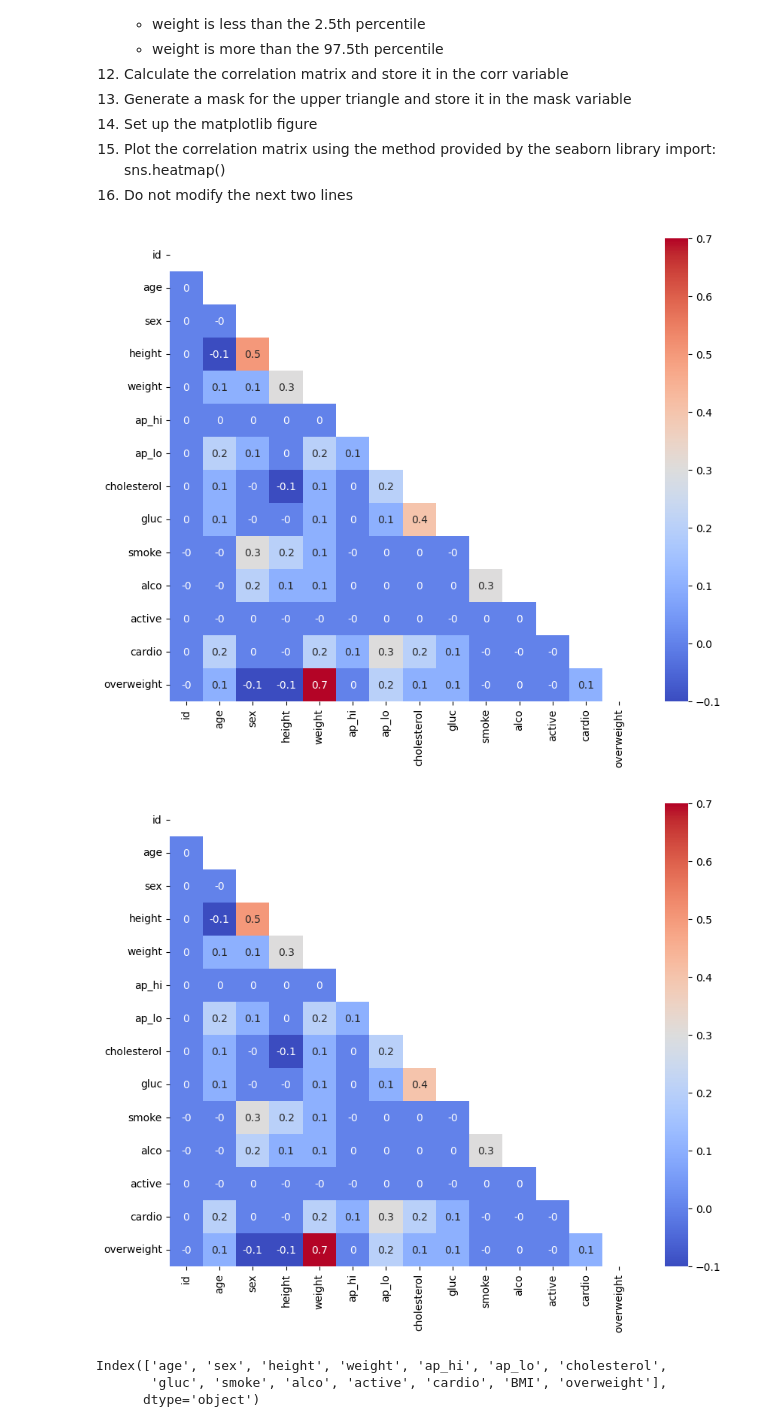
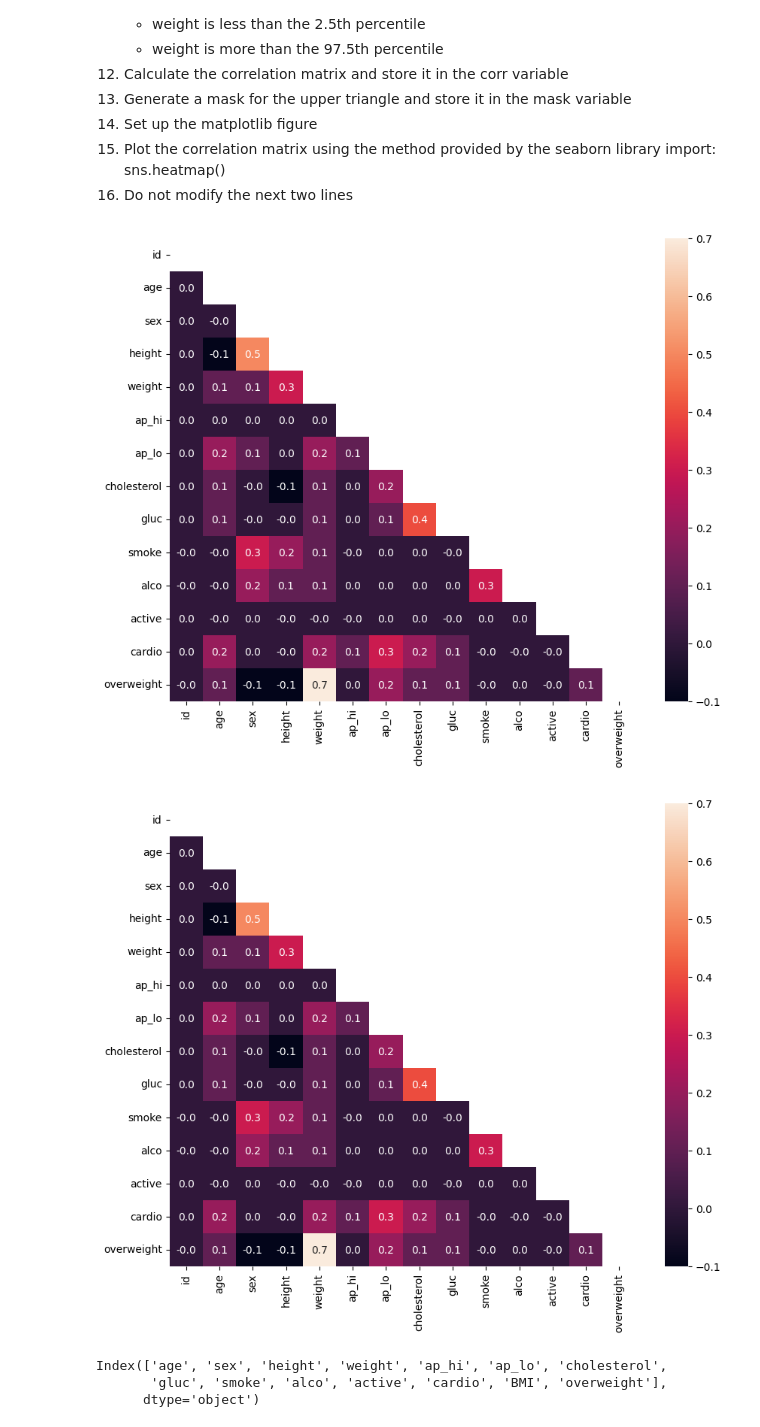
Before and after one commit to garlingz/boilerplate-medical-data-visualizer, a Jupyter notebook: working-notebook.ipynb, the cells around one changed output. Cells and saved outputs as stored; diff of their text form; code cells hidden in the pictures.

```diff
--- a/working-notebook.ipynb
+++ b/working-notebook.ipynb
@@ -77,36 +77,36 @@ def draw_cat_plot():
     fig = sns.catplot(data= df_grouped, x= 'variable', y= 'count', col= 'cardio', hue= 'value', kind= 'bar')
     fig.savefig('catplot.png')
     return fig
 
 # Drawing the second plot
 def draw_heat_map():
     lower_height = df['height'].quantile(0.025)
     upper_height = df['height'].quantile(0.975)
     lower_weight = df['weight'].quantile(0.025)
     upper_weight = df['weight'].quantile(0.975)
 
     df_heat = df[
         (df['ap_lo'] <= df['ap_hi']) &
         (df['height'] >= lower_height) &
         (df['height'] <= upper_height) &
         (df['weight'] >= lower_weight) &
         (df['weight'] <= upper_weight)
     ]
     df_heat = df_heat.drop('BMI', axis= 1)
 
     corr = df_heat.corr().round(1)
     mask = np.triu(np.ones_like(corr, dtype= bool))
 
     fig, ax = plt.subplots(figsize= (10, 8))
-    sns.heatmap(data= corr, mask= mask, annot= True, cmap= 'coolwarm', ax= ax)
+    sns.heatmap(data= corr, mask= mask, fmt= ".1f", annot= True, ax= ax)
 
     fig.savefig('heatmap.png')
     return fig
 
 draw_heat_map()
 # %% [output]
-[figure, old version]
+[figure, new version]
-[figure, old version]
+[figure, new version]
 # %%
 lower_height = df['height'].quantile(0.025)
 upper_height = df['height'].quantile(0.975)
```
